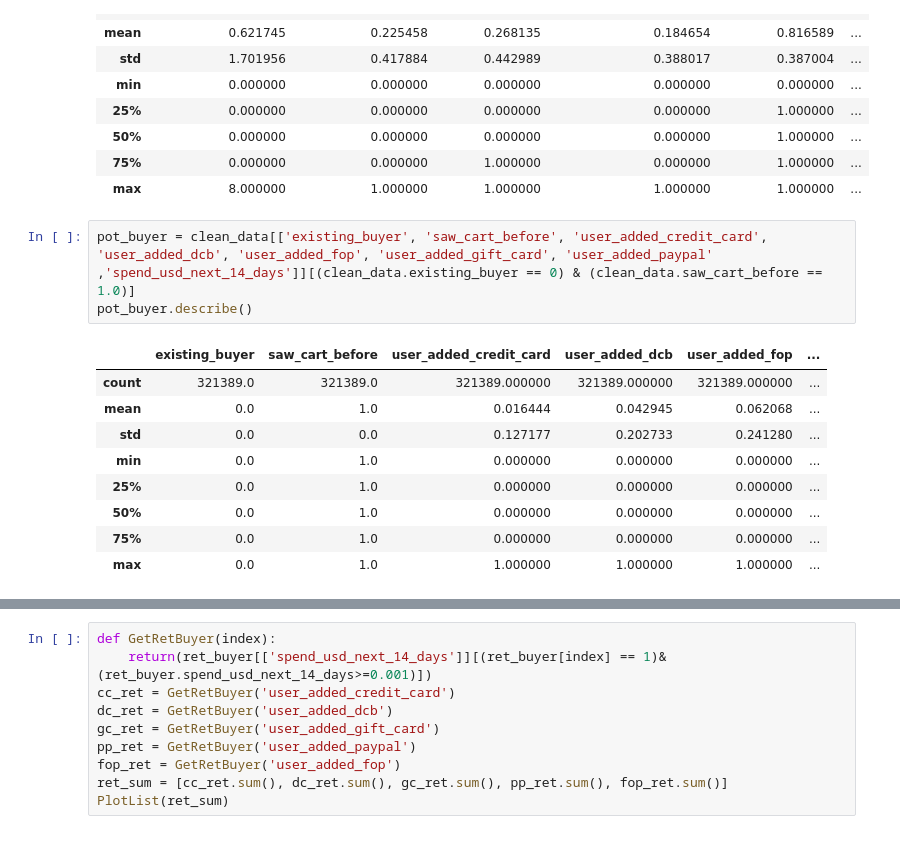
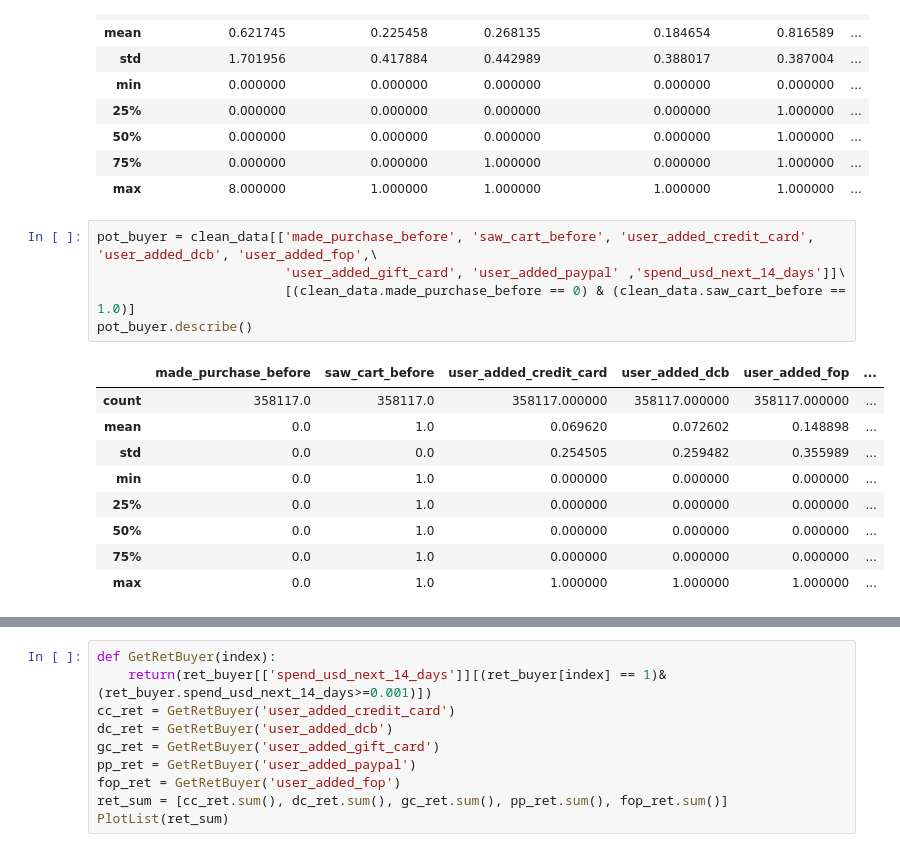
Before and after one commit to zachywang/EDA, a Jupyter notebook: eda_Jul_12.ipynb, the cells around one changed output, grey strips where cells are left out. Drawn from its saved outputs; the diff is of its cells as text.

```diff
--- a/eda_Jul_12.ipynb
+++ b/eda_Jul_12.ipynb
@@ -63,13 +74,15 @@ See the caveats in the documentation: http://pandas.pydata.org/pandas-docs/stabl
 | 75% | 0.000000 | 0.000000 | 1.000000 | 0.000000 | 1.000000 | ... |
 | max | 8.000000 | 1.000000 | 1.000000 | 1.000000 | 1.000000 | ... |
 # %%
-pot_buyer = clean_data[['existing_buyer', 'saw_cart_before', 'user_added_credit_card', 'user_added_dcb', 'user_added_fop', 'user_added_gift_card', 'user_added_paypal' ,'spend_usd_next_14_days']][(clean_data.existing_buyer == 0) & (clean_data.saw_cart_before == 1.0)]
+pot_buyer = clean_data[['made_purchase_before', 'saw_cart_before', 'user_added_credit_card', 'user_added_dcb', 'user_added_fop',\
+                        'user_added_gift_card', 'user_added_paypal' ,'spend_usd_next_14_days']]\
+                        [(clean_data.made_purchase_before == 0) & (clean_data.saw_cart_before == 1.0)]
 pot_buyer.describe()
 # %% [output]
-|  | existing_buyer | saw_cart_before | user_added_credit_card | user_added_dcb | user_added_fop | ... |
-| count | 321389.0 | 321389.0 | 321389.000000 | 321389.000000 | 321389.000000 | ... |
-| mean | 0.0 | 1.0 | 0.016444 | 0.042945 | 0.062068 | ... |
-| std | 0.0 | 0.0 | 0.127177 | 0.202733 | 0.241280 | ... |
+|  | made_purchase_before | saw_cart_before | user_added_credit_card | user_added_dcb | user_added_fop | ... |
+| count | 358117.0 | 358117.0 | 358117.000000 | 358117.000000 | 358117.000000 | ... |
+| mean | 0.0 | 1.0 | 0.069620 | 0.072602 | 0.148898 | ... |
+| std | 0.0 | 0.0 | 0.254505 | 0.259482 | 0.355989 | ... |
 | min | 0.0 | 1.0 | 0.000000 | 0.000000 | 0.000000 | ... |
 | 25% | 0.0 | 1.0 | 0.000000 | 0.000000 | 0.000000 | ... |
 | 50% | 0.0 | 1.0 | 0.000000 | 0.000000 | 0.000000 | ... |
```
Also changed, not shown: parts of 19 cells of this notebook, 1 other file.
